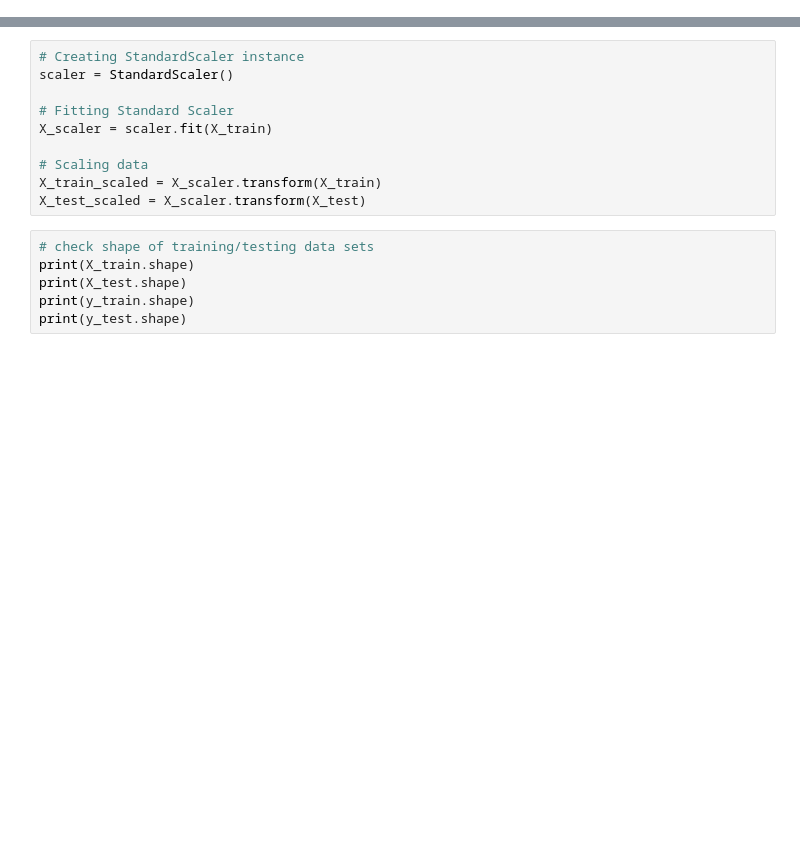
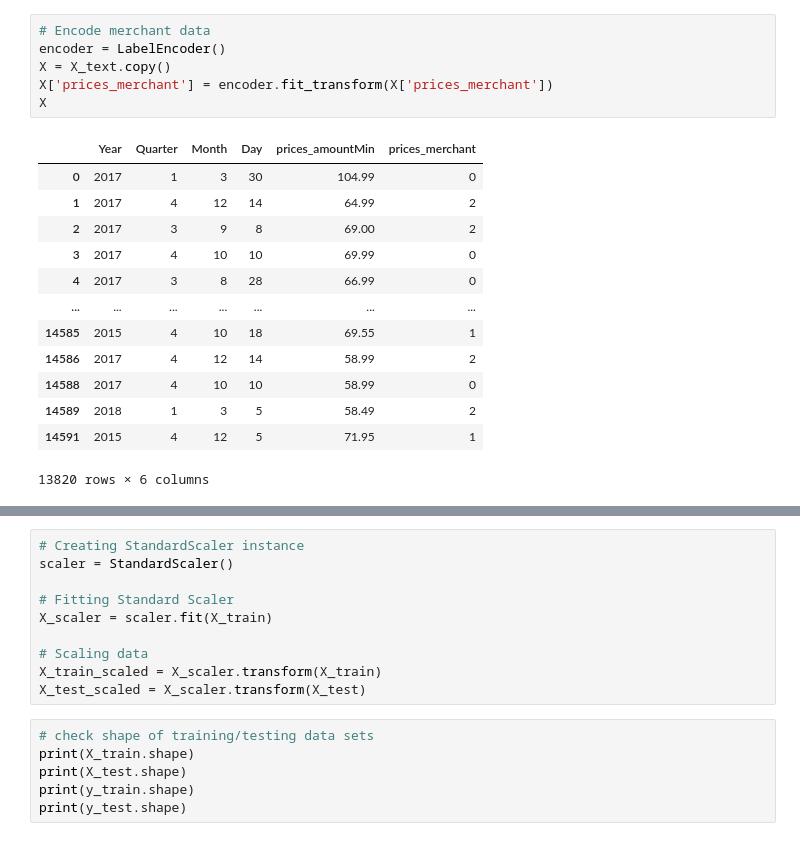
Before and after one commit to Tbrecke01/Price_Evaluator, a Jupyter notebook: ML_Random_Forest.ipynb, the cells around one changed output, grey strips where cells are left out. Cells and saved outputs as stored; diff of their text form; blank space fills up the shorter version.

```diff
--- a/ML_Random_Forest.ipynb
+++ b/ML_Random_Forest.ipynb
@@ -50,0 +98,20 @@ y = pd.DataFrame({'sale_price': df['sale_price'],
+# %%
+# Encode merchant data
+encoder = LabelEncoder()
+X = X_text.copy()
+X['prices_merchant'] = encoder.fit_transform(X['prices_merchant'])
+X
+# %% [output]
+|  | Year | Quarter | Month | Day | prices_amountMin | prices_merchant |
+| 0 | 2017 | 1 | 3 | 30 | 104.99 | 0 |
+| 1 | 2017 | 4 | 12 | 14 | 64.99 | 2 |
+| 2 | 2017 | 3 | 9 | 8 | 69.00 | 2 |
+| 3 | 2017 | 4 | 10 | 10 | 69.99 | 0 |
+| 4 | 2017 | 3 | 8 | 28 | 66.99 | 0 |
+| ... | ... | ... | ... | ... | ... | ... |
+| 14585 | 2015 | 4 | 10 | 18 | 69.55 | 1 |
+| 14586 | 2017 | 4 | 12 | 14 | 58.99 | 2 |
+| 14588 | 2017 | 4 | 10 | 10 | 58.99 | 0 |
+| 14589 | 2018 | 1 | 3 | 5 | 58.49 | 2 |
+| 14591 | 2015 | 4 | 12 | 5 | 71.95 | 1 |
+13820 rows × 6 columns
```
Also changed, not shown: parts of 18 cells of this notebook.
